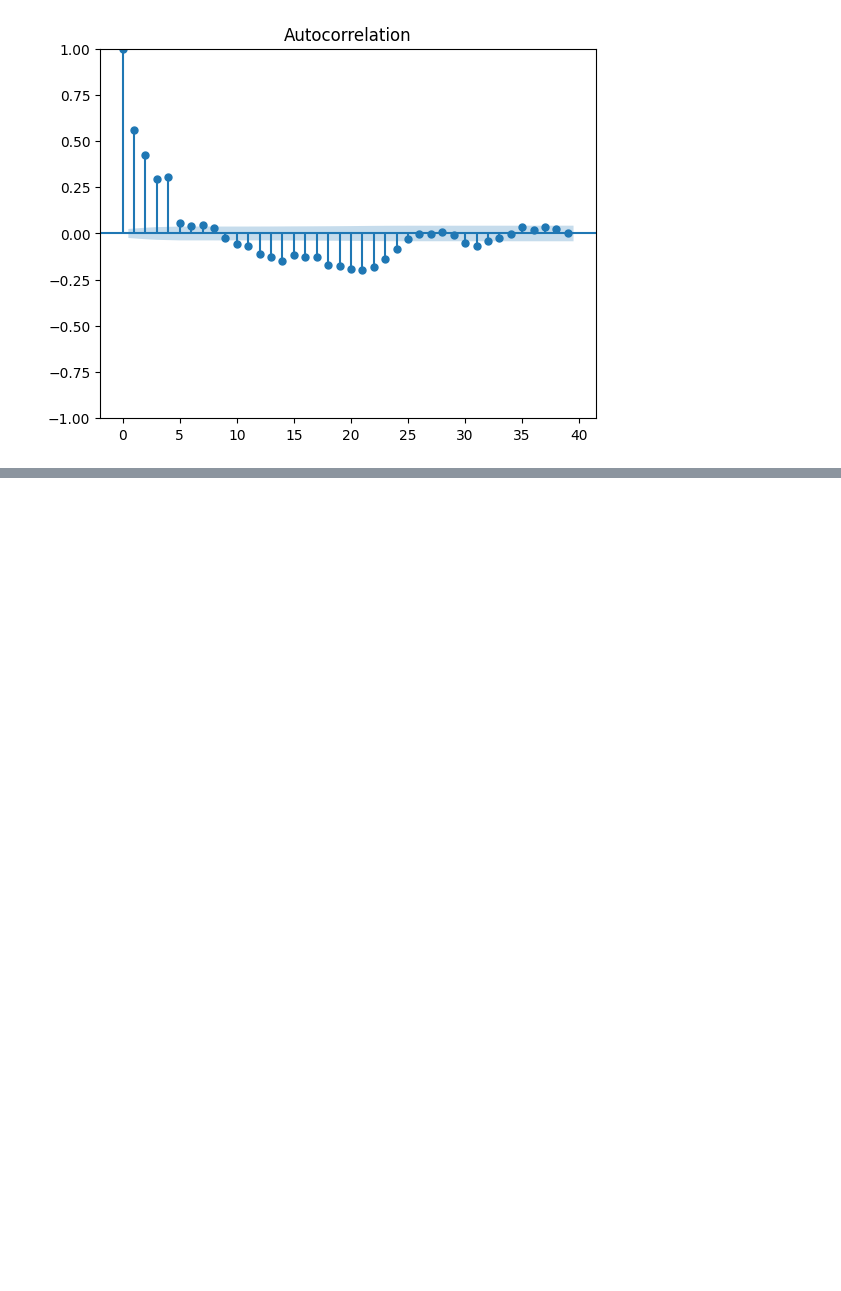
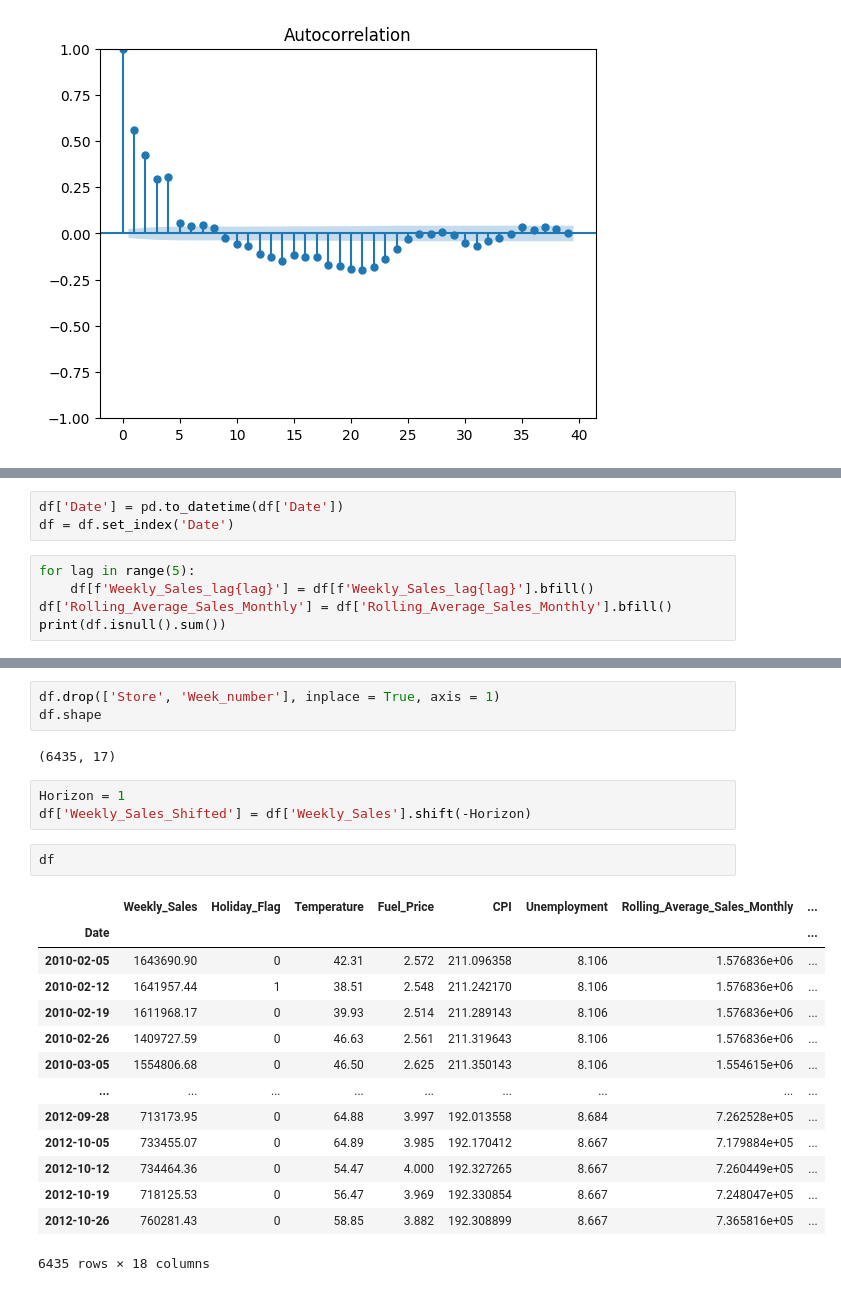
Before and after one commit to dgmurray-321/DS-Practice, a Jupyter notebook: walmart_sales.ipynb, the cells around one changed output, grey strips where cells are left out. Drawn from its saved outputs; the diff is of its cells as text; blank space fills up the shorter version.

```diff
--- a/walmart_sales.ipynb
+++ b/walmart_sales.ipynb
@@ -290,0 +460,8 @@ sm.tsa.graphics.plot_acf(seasonal_decomp_resid.resid)
+# %%
+df['Date'] = pd.to_datetime(df['Date'])
+df = df.set_index('Date')
+# %%
+for lag in range(5):
+    df[f'Weekly_Sales_lag{lag}'] = df[f'Weekly_Sales_lag{lag}'].bfill()
+df['Rolling_Average_Sales_Monthly'] = df['Rolling_Average_Sales_Monthly'].bfill()
+print(df.isnull().sum())
@@ -290,0 +489,25 @@ sm.tsa.graphics.plot_acf(seasonal_decomp_resid.resid)
+# %%
+df.drop(['Store', 'Week_number'], inplace = True, axis = 1)
+df.shape
+# %% [output]
+(6435, 17)
+# %%
+Horizon = 1
+df['Weekly_Sales_Shifted'] = df['Weekly_Sales'].shift(-Horizon)
+# %%
+df
+# %% [output]
+|  | Weekly_Sales | Holiday_Flag | Temperature | Fuel_Price | CPI | Unemployment | Rolling_Average_Sales_Monthly | ... |
+| Date |  |  |  |  |  |  |  | ... |
+| 2010-02-05 | 1643690.90 | 0 | 42.31 | 2.572 | 211.096358 | 8.106 | 1.576836e+06 | ... |
+| 2010-02-12 | 1641957.44 | 1 | 38.51 | 2.548 | 211.242170 | 8.106 | 1.576836e+06 | ... |
+| 2010-02-19 | 1611968.17 | 0 | 39.93 | 2.514 | 211.289143 | 8.106 | 1.576836e+06 | ... |
+| 2010-02-26 | 1409727.59 | 0 | 46.63 | 2.561 | 211.319643 | 8.106 | 1.576836e+06 | ... |
+| 2010-03-05 | 1554806.68 | 0 | 46.50 | 2.625 | 211.350143 | 8.106 | 1.554615e+06 | ... |
+| ... | ... | ... | ... | ... | ... | ... | ... | ... |
+| 2012-09-28 | 713173.95 | 0 | 64.88 | 3.997 | 192.013558 | 8.684 | 7.262528e+05 | ... |
+| 2012-10-05 | 733455.07 | 0 | 64.89 | 3.985 | 192.170412 | 8.667 | 7.179884e+05 | ... |
+| 2012-10-12 | 734464.36 | 0 | 54.47 | 4.000 | 192.327265 | 8.667 | 7.260449e+05 | ... |
+| 2012-10-19 | 718125.53 | 0 | 56.47 | 3.969 | 192.330854 | 8.667 | 7.248047e+05 | ... |
+| 2012-10-26 | 760281.43 | 0 | 58.85 | 3.882 | 192.308899 | 8.667 | 7.365816e+05 | ... |
+6435 rows × 18 columns
```
Also changed, not shown: parts of 59 cells of this notebook.
